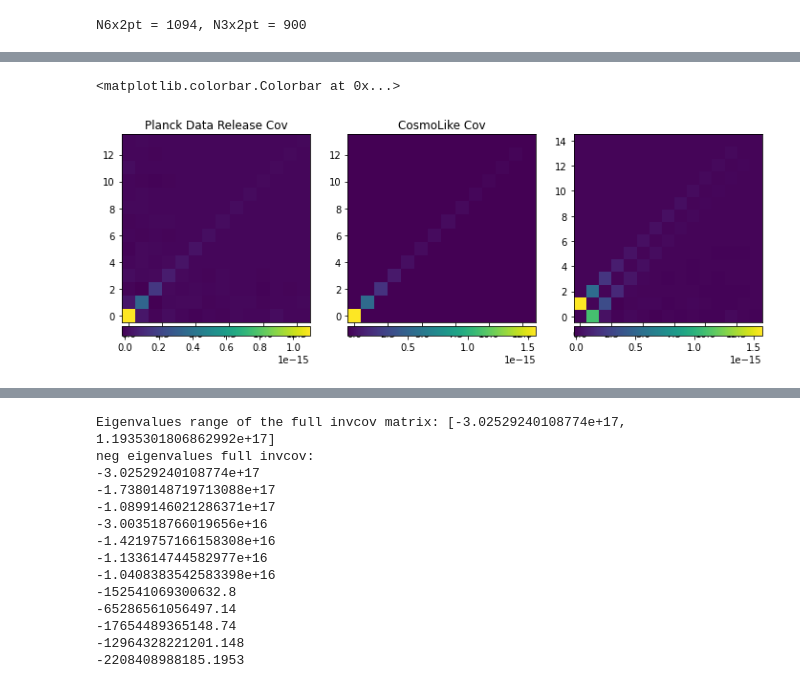
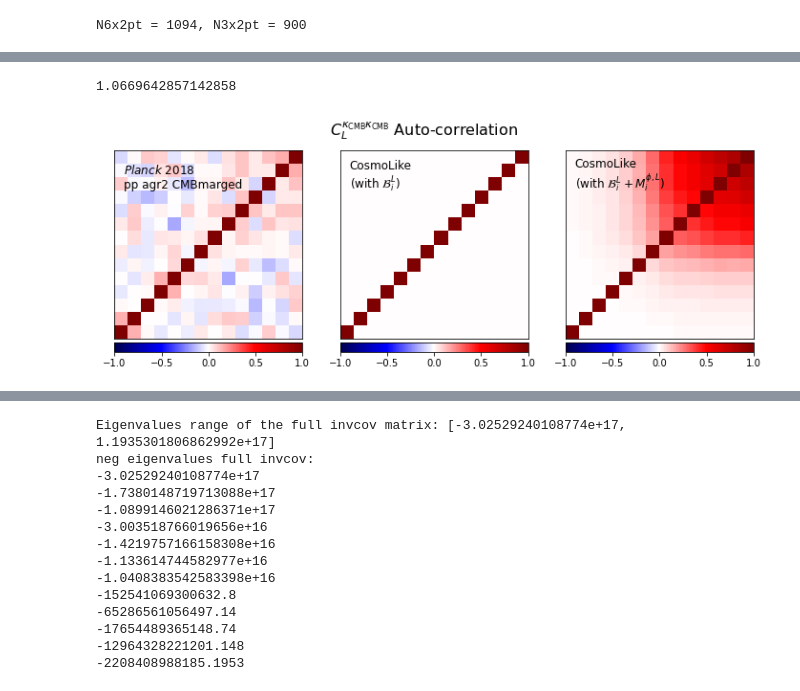
Before and after one commit to CosmoLike/DESxPlanck, a Jupyter notebook: notebooks/VisualizeCovMat.ipynb, the cells around one changed output, grey strips where cells are left out. Drawn from its saved outputs; the diff is of its cells as text; code cells hidden in the pictures.

```diff
--- a/notebooks/VisualizeCovMat.ipynb
+++ b/notebooks/VisualizeCovMat.ipynb
@@ -280,25 +185,55 @@ plt.colorbar(cb, cax=cax, orientation='horizontal')
-# %%
-fig, axes = plt.subplots(1,3, figsize=(12,4))
-
-cb = axes[0].imshow(cov_kk_planck, origin='lower')
-axes[0].set_title('Planck Data Release Cov')
-divider = make_axes_locatable(axes[0])
-cax = divider.append_axes("bottom", size="5%", pad=0.05)
-plt.colorbar(cb, cax=cax, orientation='horizontal')
-
-cb = axes[1].imshow(cov_kk_cosmolike, origin='lower')
-axes[1].set_title("CosmoLike Cov")
-divider = make_axes_locatable(axes[1])
-cax = divider.append_axes("bottom", size="5%", pad=0.05)
-plt.colorbar(cb, cax=cax, orientation='horizontal')
-
-cb = axes[2].imshow(cov_merge, origin='lower')
-divider = make_axes_locatable(axes[2])
-cax = divider.append_axes("bottom", size="5%", pad=0.05)
-plt.colorbar(cb, cax=cax, orientation='horizontal')
-# %% [output]
-<matplotlib.colorbar.Colorbar at 0x...>
-[figure, removed]
+# %%
+cov_merge = np.zeros((15,15))
+cor_merge = np.zeros((14,14))
+
+cov_kk_cosmolike = covs[1][Ndata_5x2pt:, Ndata_5x2pt:]
+cov_kk_cosmolike_corr = covs[0][Ndata_5x2pt:, Ndata_5x2pt:]
+
+Nvar, Nbins = 240, 14
+hartlap_factor = (Nvar - Nbins - 2)/(Nvar - 1)
+print(1/hartlap_factor)
+cov_kk_planck_CMBmarg = np.genfromtxt("../cmblensrec/plancksmica/pp_agr2_CMBmarged/Ckk_bandpower_covariance.txt")
+cov_kk_planck_CMBmarg /= hartlap_factor
+cov_kk_planck = np.genfromtxt("/home/u17/jiachuanxu/CosmoLike/PlanckLensingLikelihood/planck_lensing_2018/"+\
+                             "smicadx12_Dec5_ftl_mv2_ndclpp_p_teb_agr2_cov.dat").reshape((14,14))*(np.pi/2)**2/hartlap_factor
+
+cor_kk_cosmolike = cov2cor(cov_kk_cosmolike)
+cor_kk_cosmolike_corr = cov2cor(cov_kk_cosmolike_corr)
+cor_kk_planck = cov2cor(cov_kk_planck)
+cor_kk_planck_CMBmarg = cov2cor(cov_kk_planck_CMBmarg)
+
+
+fig, axes = plt.subplots(1,3, figsize=(12,4))
+fig.suptitle("$C^{\kappa_{\mathrm{CMB}}\kappa_\mathrm{CMB}}_L$ Auto-correlation", fontsize=16)
+cb = axes[0].imshow(cor_kk_planck_CMBmarg, origin='lower', cmap='seismic', vmin=-1, vmax=1)
+axes[0].text(0.05, 0.8, '$Planck$ 2018\npp agr2 CMBmarged', transform=axes[0].transAxes,
+            fontsize=12)
+axes[0].set(xticks=[], yticks=[])
+divider = make_axes_locatable(axes[0])
+cax = divider.append_axes("bottom", size="5%", pad=0.05)
+plt.colorbar(cb, cax=cax, orientation='horizontal')
+
+cb = axes[1].imshow(cor_kk_cosmolike, origin='lower', cmap='seismic', vmin=-1, vmax=1)
+axes[1].text(0.05,0.8,"CosmoLike\n(with $\mathcal{B}_i^L$)", transform=axes[1].transAxes,
+            fontsize=12)
+axes[1].set(xticks=[], yticks=[])
+divider = make_axes_locatable(axes[1])
+cax = divider.append_axes("bottom", size="5%", pad=0.05)
+plt.colorbar(cb, cax=cax, orientation='horizontal')
+
+cb = axes[2].imshow(cor_kk_cosmolike_corr, origin='lower', cmap='seismic', vmin=-1, vmax=1)
+divider = make_axes_locatable(axes[2])
+axes[2].text(0.05, 0.8, "CosmoLike\n(with $\mathcal{B}_i^L+M_i^{\phi,L}$)", transform=axes[2].transAxes,
+            fontsize=12)
+cax = divider.append_axes("bottom", size="5%", pad=0.05)
+axes[2].set(xticks=[], yticks=[])
+plt.colorbar(cb, cax=cax, orientation='horizontal')
+
+#plt.savefig("/home/u17/jiachuanxu/CosmoLike/DESxPlanck/cov_kkkk_debug/cor_compare.png", dpi=300)
+plt.show()
+# %% [output]
+1.0669642857142858
+[figure, added]
 # %%
 fig, axes = plt.subplots(2,1, figsize=(8,8))
 
```
Also changed, not shown: parts of 21 cells of this notebook, 14 other files.
